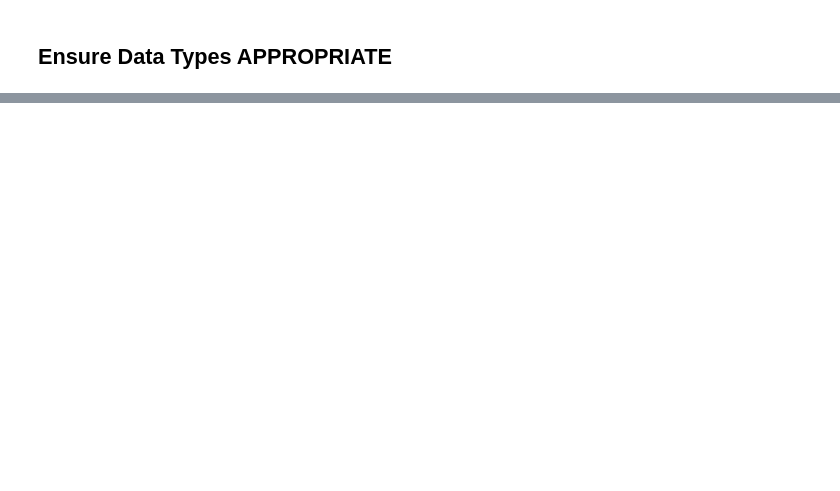
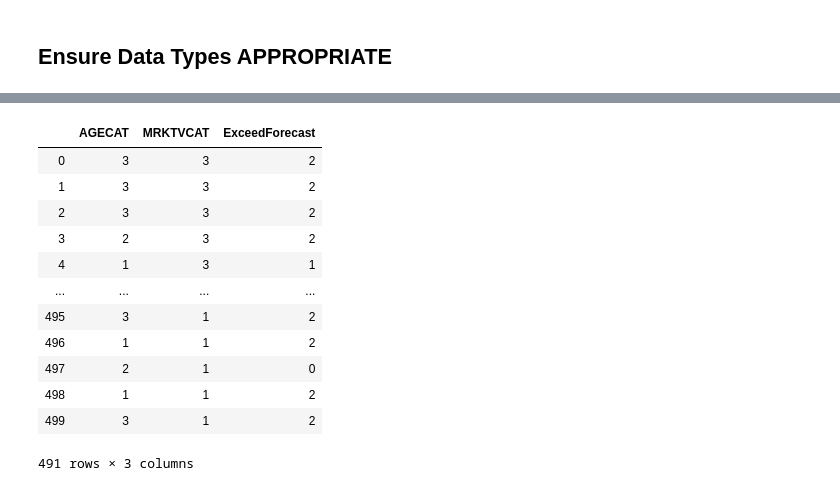
Before and after one commit to HCK33/HedgeFundStrategies-, a Jupyter notebook: DriftLogisticRegressionClassification .ipynb, the cells around one changed output, grey strips where cells are left out. Cells and saved outputs as stored; diff of their text form; code cells hidden in the pictures; blank space fills up the shorter version.

```diff
--- a/DriftLogisticRegressionClassification .ipynb
+++ b/DriftLogisticRegressionClassification .ipynb
@@ -206,2 +357,22 @@ print("Proportion of subscription data in oversampled data is ",len(os_data_y[os
 # %%
-df = data[['Age','Name','MRKTVCAT','ExceedForecast','y']]
+df = df[['AGECAT','Name','MRKTVCAT','ExceedForecast','y']]
+# %%
+cols=['AGECAT', 'MRKTVCAT', 'ExceedForecast']
+X=df[cols]
+y=df['y']
+# %%
+X
+# %% [output]
+|  | AGECAT | MRKTVCAT | ExceedForecast |
+| 0 | 3 | 3 | 2 |
+| 1 | 3 | 3 | 2 |
+| 2 | 3 | 3 | 2 |
+| 3 | 2 | 3 | 2 |
+| 4 | 1 | 3 | 1 |
+| ... | ... | ... | ... |
+| 495 | 3 | 1 | 2 |
+| 496 | 1 | 1 | 2 |
+| 497 | 2 | 1 | 0 |
+| 498 | 1 | 1 | 2 |
+| 499 | 3 | 1 | 2 |
+491 rows × 3 columns
```
Also changed, not shown: parts of 38 cells of this notebook.
